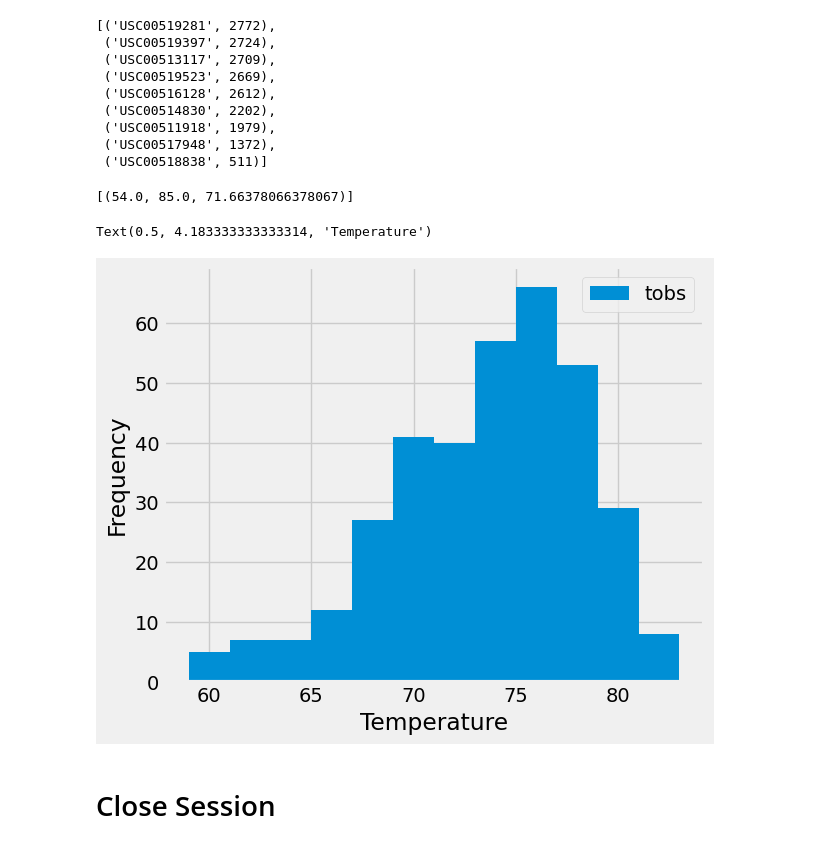
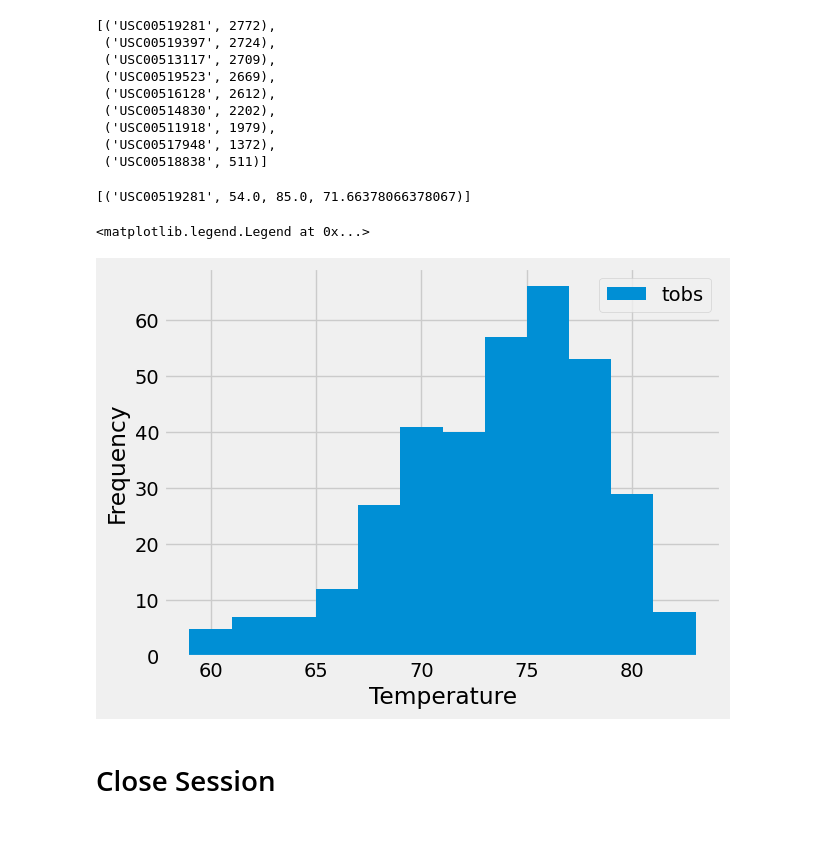
Before and after one commit to sallyca530/SQLAlchemy-Challenge, a Jupyter notebook: SurfsUP/climate.ipynb, the cells around one changed output. Drawn from its saved outputs; the diff is of its cells as text; code cells hidden in the pictures.

```diff
--- a/SurfsUP/climate.ipynb
+++ b/SurfsUP/climate.ipynb
@@ -105,14 +112,28 @@ precip_plot = precip_df.plot(ylabel = 'Inches', rot = 90)
  ('USC00518838', 511)]
 # %%
 # Using the most active station id from the previous query, calculate the lowest, highest, and average temperature.
+most_act_station = session.query(Measurement.station,
+                    func.min(Measurement.tobs), func.max(Measurement.tobs), func.avg(Measurement.tobs)).\
+                    filter(Measurement.station == "USC00519281").all()
+most_act_station
 # %% [output]
-[(54.0, 85.0, 71.66378066378067)]
+[('USC00519281', 54.0, 85.0, 71.66378066378067)]
 # %%
 # Using the most active station id
 # Query the last 12 months of temperature observation data for this station and plot the results as a histogram
+most_active_st_yr = [row.tobs for row in session.query(Measurement.tobs).\
+    filter(Measurement.station == "USC00519281", Measurement.date.between(\
+    func.strftime('%Y-%m-%d', minus_one_year),
+    func.strftime('%Y-%m-%d', year))).all()]
+
+plt.hist(most_active_st_yr, bins =12)
+plt.xlabel("Temperature")
+plt.ylabel("Frequency")
+label = ["tobs"]
+plt.legend(label)
 # %% [output]
-Text(0.5, 4.183333333333314, 'Temperature')
+<matplotlib.legend.Legend at 0x...>
-[figure, old version]
+[figure, new version]
 # %% [markdown]
 # Close Session
 # %%
```
Also changed, not shown: parts of 3 cells of this notebook.
